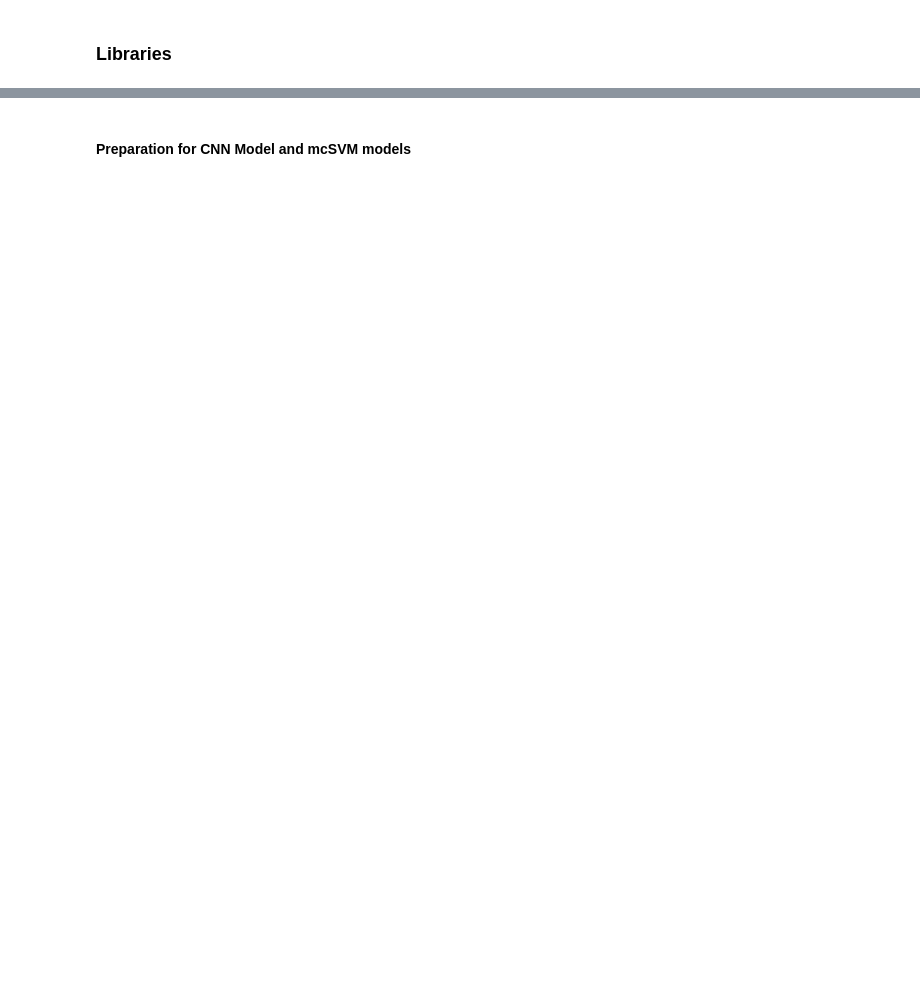
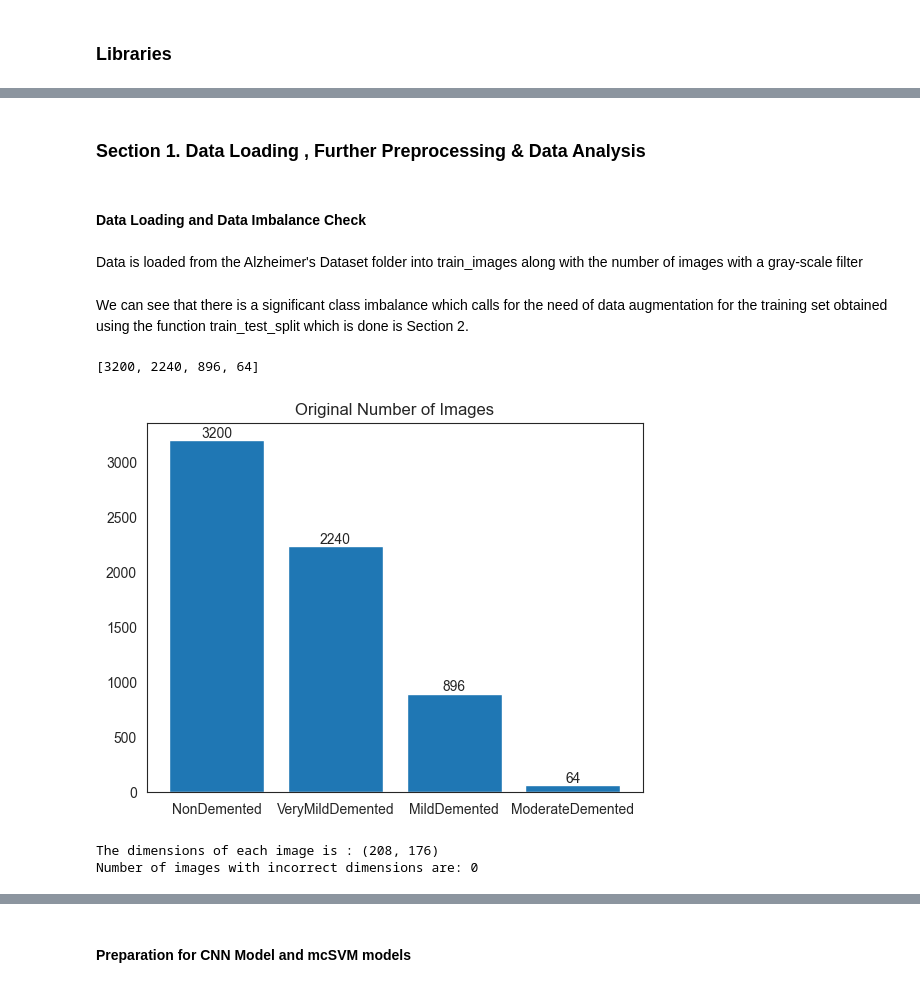
Before and after one commit to Shiraishie/Alzheimer-Detection, a Jupyter notebook: Alzheimer.ipynb, the cells around one changed output, grey strips where cells are left out. Cells and saved outputs as stored; diff of their text form; code cells hidden in the pictures; blank space fills up the shorter version.

```diff
--- a/Alzheimer.ipynb
+++ b/Alzheimer.ipynb
@@ -298,0 +32,48 @@ KeyboardInterrupt:
+# %% [markdown]
+### Section 1. Data Loading , Further Preprocessing & Data Analysis
+# %% [markdown]
+#### Data Loading and Data Imbalance Check
+# %% [markdown]
+Data is loaded from the Alzheimer's Dataset folder into train_images along with the number of images with a gray-scale filter
+# %%
+#Preparation of complete dataset without downsampled size
+
+#For simplicity in our code for splitting -
+#the test_data set from the original Kaggle datasets have been merged with the train_set
+
+train_path = 'Alzheimer_s Dataset'
+
+categories = ['NonDemented', 'VeryMildDemented', 'MildDemented', 'ModerateDemented']
+
+train_images = []
+original_labels = []
+
+#Number of train_images of each category for our train_data
+numberofimages = []
+
+#similar to rmarkdown to get file directories
+for category in categories:
+    data_train_path = os.path.join(train_path, category)
+    #store the number of images for each label in a list
+    numberofimages.append(len(os.listdir(data_train_path)))
+
+    for file in os.listdir(data_train_path):
+        original_labels.append(category)
+        train_image_paths = os.path.join(data_train_path, file) #image in this case refers to title of the image
+        train_image = imread(train_image_paths, as_gray=True) #reads an image, imread - image + read and grayscales all train_images)
+        train_images.append(train_image)
+# %% [markdown]
+We can see that there is a significant class imbalance which calls for the need of data augmentation for the training set obtained using the function train_test_split which is done is Section 2.
+# %%
+# Number of images for each data label / category within training data
+print(numberofimages)
+
+#Plot showing class imbalance
+sns.set_style('white')
+barplot = plt.bar(categories, numberofimages)
+plt.title('Original Number of Images')
+plt.bar_label(barplot , labels = numberofimages)
+plt.show()
+# %% [output]
+[3200, 2240, 896, 64]
+[figure, added]
@@ -298,0 +88,16 @@ KeyboardInterrupt:
+# %%
+#Check dimensions of each raw data set
+print(f"The dimensions of each image is : {train_images[0].shape}")
+
+#Check if all data-set has the same dimensions
+dim = train_images[0].shape
+sum_of_incorrect = 0
+
+for i in train_images:
+    if i.shape != dim:
+        sum_of_incorrect+=1
+
+print(f"Number of images with incorrect dimensions are: {sum_of_incorrect}")
+# %% [output]
+The dimensions of each image is : (208, 176)
+Number of images with incorrect dimensions are: 0
```
Also changed, not shown: parts of 179 cells of this notebook.
